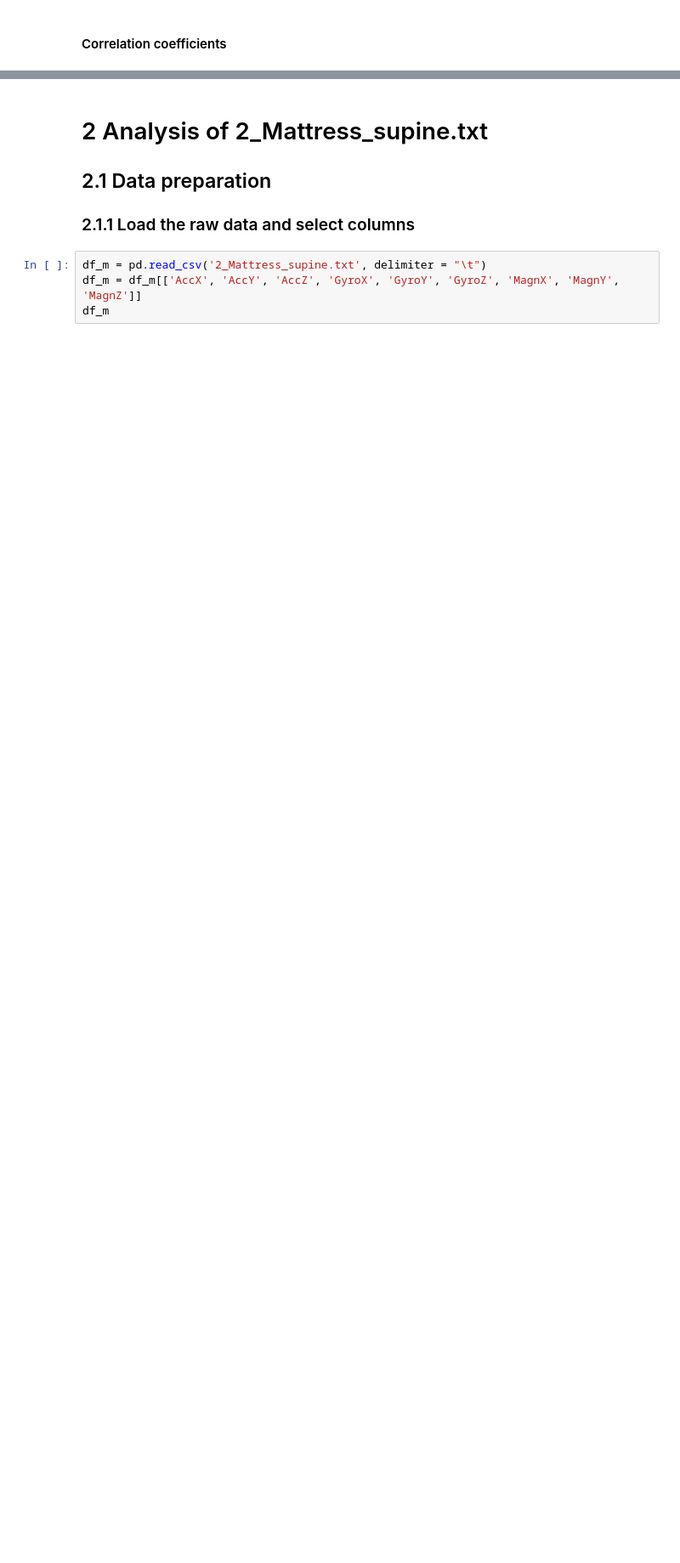
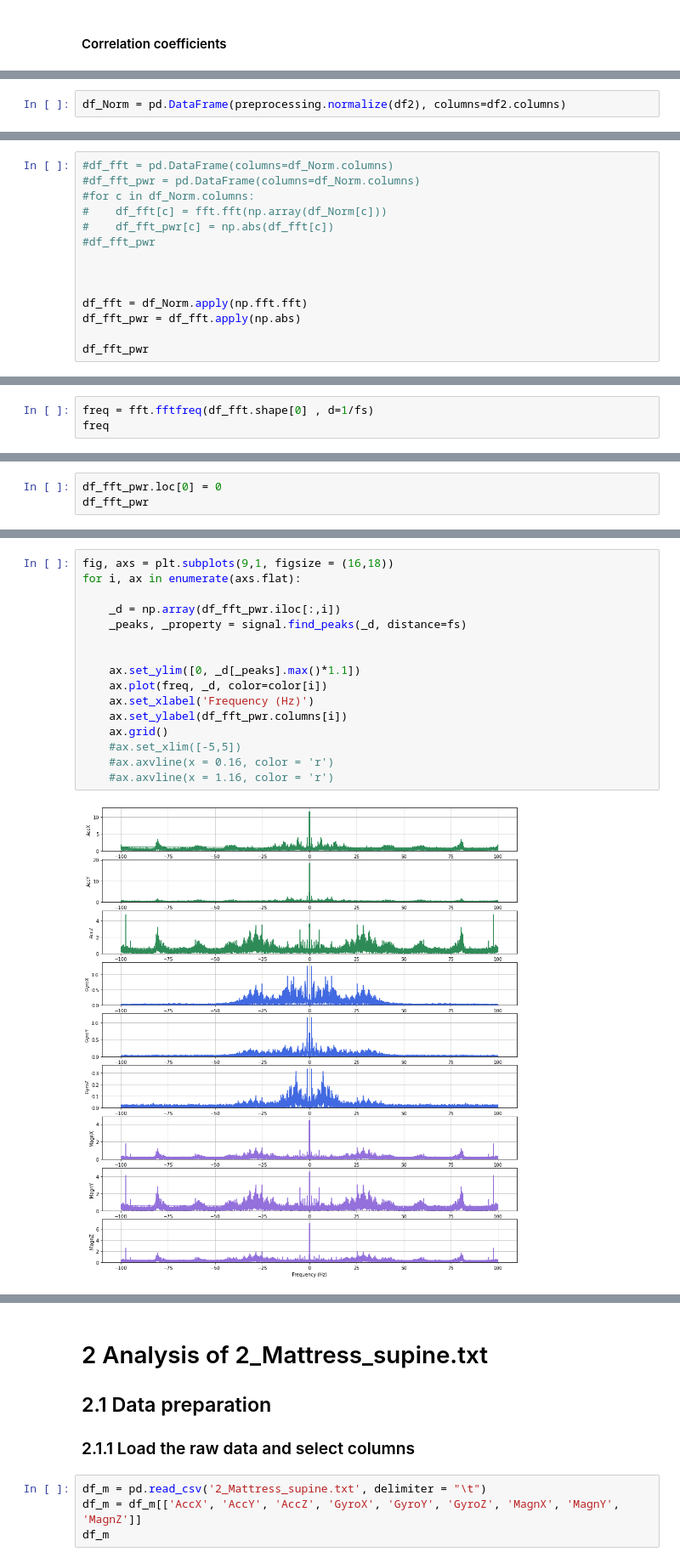
Before and after one commit to Mohsen-Kordi/ProjectRESP, a Jupyter notebook: Project.ipynb, the cells around one changed output, grey strips where cells are left out. Shown at 85% size. Drawn from its saved outputs; the diff is of its cells as text; blank space fills up the shorter version.

```diff
--- a/Project.ipynb
+++ b/Project.ipynb
@@ -227,0 +244,2 @@ df2_corr
+# %%
+df_Norm = pd.DataFrame(preprocessing.normalize(df2), columns=df2.columns)
@@ -227,0 +249,14 @@ df2_corr
+# %%
+#df_fft = pd.DataFrame(columns=df_Norm.columns)
+#df_fft_pwr = pd.DataFrame(columns=df_Norm.columns)
+#for c in df_Norm.columns:
+#    df_fft[c] = fft.fft(np.array(df_Norm[c]))
+#    df_fft_pwr[c] = np.abs(df_fft[c])
+#df_fft_pwr
+
+
+
+df_fft = df_Norm.apply(np.fft.fft)
+df_fft_pwr = df_fft.apply(np.abs)
+
+df_fft_pwr
@@ -227,0 +277,3 @@ df2_corr
+# %%
+freq = fft.fftfreq(df_fft.shape[0] , d=1/fs)
+freq
@@ -227,0 +285,3 @@ df2_corr
+# %%
+df_fft_pwr.loc[0] = 0
+df_fft_pwr
@@ -227,0 +302,18 @@ df2_corr
+# %%
+fig, axs = plt.subplots(9,1, figsize = (16,18))
+for i, ax in enumerate(axs.flat):
+
+    _d = np.array(df_fft_pwr.iloc[:,i])
+    _peaks, _property = signal.find_peaks(_d, distance=fs)
+
+
+    ax.set_ylim([0, _d[_peaks].max()*1.1])
+    ax.plot(freq, _d, color=color[i])
+    ax.set_xlabel('Frequency (Hz)')
+    ax.set_ylabel(df_fft_pwr.columns[i])
+    ax.grid()
+    #ax.set_xlim([-5,5])
+    #ax.axvline(x = 0.16, color = 'r')
+    #ax.axvline(x = 1.16, color = 'r')
+# %% [output]
+[figure, added]
```
Also changed, not shown: parts of 28 cells of this notebook, 1 other file.
